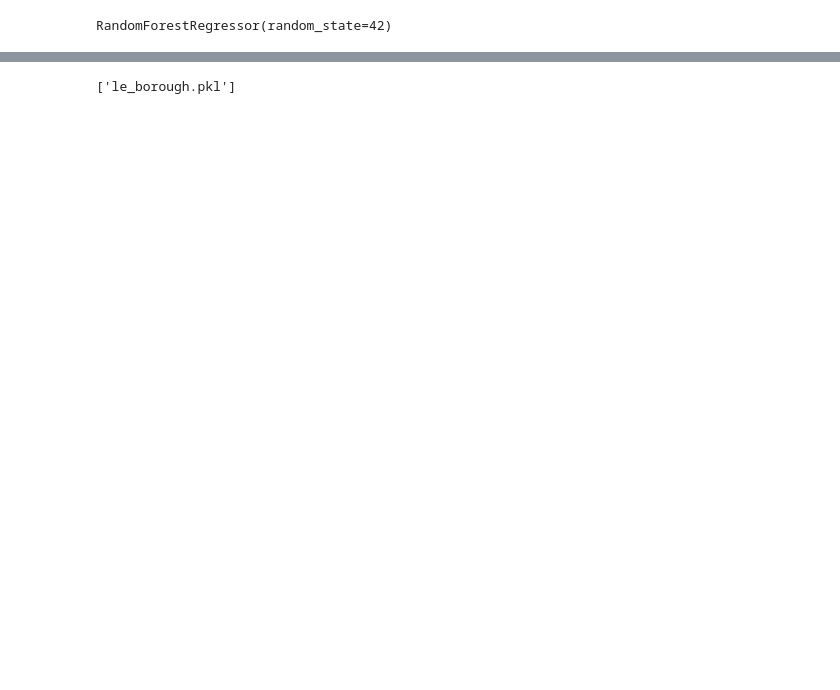
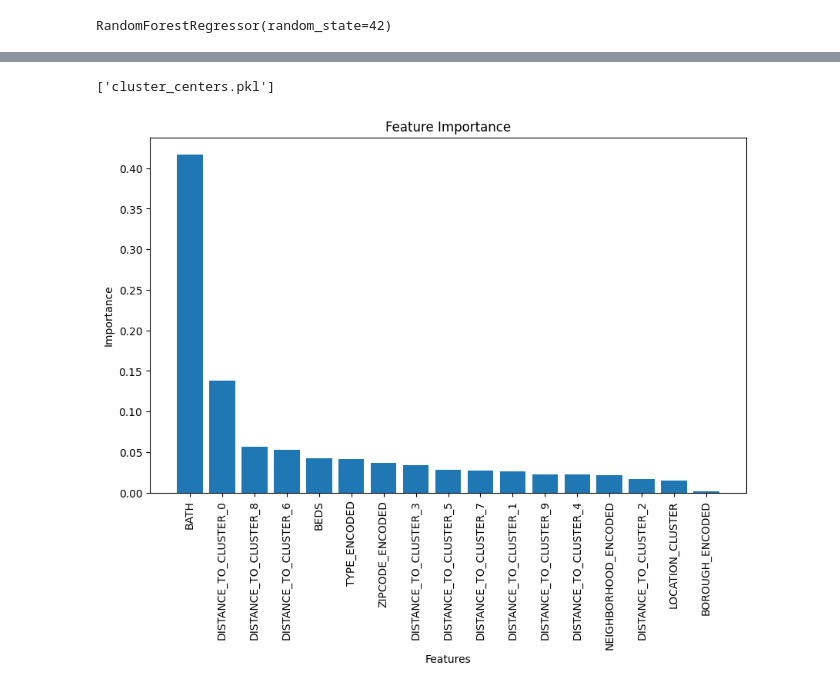
Before and after one commit to NikAkt/reiah, a Jupyter notebook: data_analytics_1/prediction_model/RF.ipynb, the cells around one changed output, grey strips where cells are left out. Saved outputs shown, nothing was run; the diff lists cells and outputs as text; code cells hidden in the pictures; blank space fills up the shorter version.

```diff
--- a/data_analytics_1/prediction_model/RF.ipynb
+++ b/data_analytics_1/prediction_model/RF.ipynb
@@ -13,15 +15,36 @@ joined_data = pd.read_csv('cleaned_property_data.csv')
 le_type = LabelEncoder()
 le_zipcode = LabelEncoder()
 le_borough = LabelEncoder()
+le_neighborhood = LabelEncoder()
 
 joined_data['TYPE_ENCODED'] = le_type.fit_transform(joined_data['TYPE'])
 joined_data['ZIPCODE_ENCODED'] = le_zipcode.fit_transform(joined_data['ZIPCODE'])
 joined_data['BOROUGH_ENCODED'] = le_borough.fit_transform(joined_data['BOROUGH'])
+joined_data['NEIGHBORHOOD_ENCODED'] = le_neighborhood.fit_transform(joined_data['NEIGHBORHOOD'])
+# %%
+# Perform K-means clustering
+def add_location_cluster(df, n_clusters=10):
+    coords = df[['LATITUDE', 'LONGITUDE']].dropna()
+    kmeans = KMeans(n_clusters=n_clusters, random_state=42)
+    df['LOCATION_CLUSTER'] = kmeans.fit_predict(coords)
+    return df, kmeans.cluster_centers_
+
+joined_data, cluster_centers = add_location_cluster(joined_data)
+# %%
+# Add distance to cluster centers
+def add_distance_features(df, centers):
+    coords = df[['LATITUDE', 'LONGITUDE']].dropna()
+    distances = cdist(coords, centers)
+    for i in range(distances.shape[1]):
+        df[f'DISTANCE_TO_CLUSTER_{i}'] = distances[:, i]
+    return df
+
+joined_data = add_distance_features(joined_data, cluster_centers)
 # %%
 # model
-X = joined_data[['BEDS', 'BATH', 'TYPE_ENCODED', 'ZIPCODE_ENCODED', 'BOROUGH_ENCODED']]
+X = joined_data[['BEDS', 'BATH', 'TYPE_ENCODED', 'ZIPCODE_ENCODED', 'BOROUGH_ENCODED', 'NEIGHBORHOOD_ENCODED', 'LOCATION_CLUSTER'] +
+                [f'DISTANCE_TO_CLUSTER_{i}' for i in range(10)]]
 y = joined_data['PRICE']
-
 X_train, X_test, y_train, y_test = train_test_split(X, y, test_size=0.2, random_state=42)
 
 model = RandomForestRegressor(n_estimators=100, random_state=42)
@@ -103,12 +142,33 @@ Zipcode: 11215.0, Predicted Price: $1,658,012.02
 # %%
 import joblib
 
-# Save the model
+# Save
 joblib.dump(model, 'random_forest_model.pkl')
-
-# Save the label encoders
 joblib.dump(le_type, 'le_type.pkl')
 joblib.dump(le_zipcode, 'le_zipcode.pkl')
 joblib.dump(le_borough, 'le_borough.pkl')
+joblib.dump(le_neighborhood, 'le_neighborhood.pkl')
+joblib.dump(cluster_centers, 'cluster_centers.pkl')
 # %% [output]
-['le_borough.pkl']
+['cluster_centers.pkl']
+# %%
+import matplotlib.pyplot as plt
+
+# Get feature importances
+importances = model.feature_importances_
+
+# Sort feature importances
+sorted_indices = np.argsort(importances)[::-1]
+sorted_importances = importances[sorted_indices]
+
+feature_names = X_train.columns[sorted_indices]
+
+plt.figure(figsize=(10, 6))
+plt.bar(range(len(importances)), sorted_importances, tick_label=feature_names)
+plt.xticks(rotation=90)
+plt.xlabel('Features')
+plt.ylabel('Importance')
+plt.title('Feature Importance')
+plt.show()
+# %% [output]
+[figure, added]
```
Also changed, not shown: parts of 3 cells of this notebook, 22 other files.
